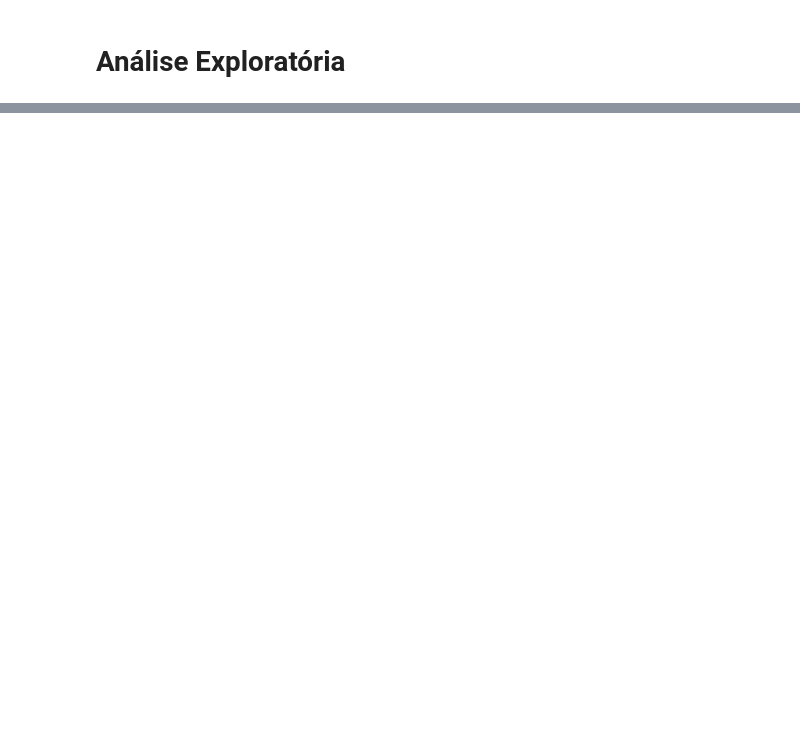
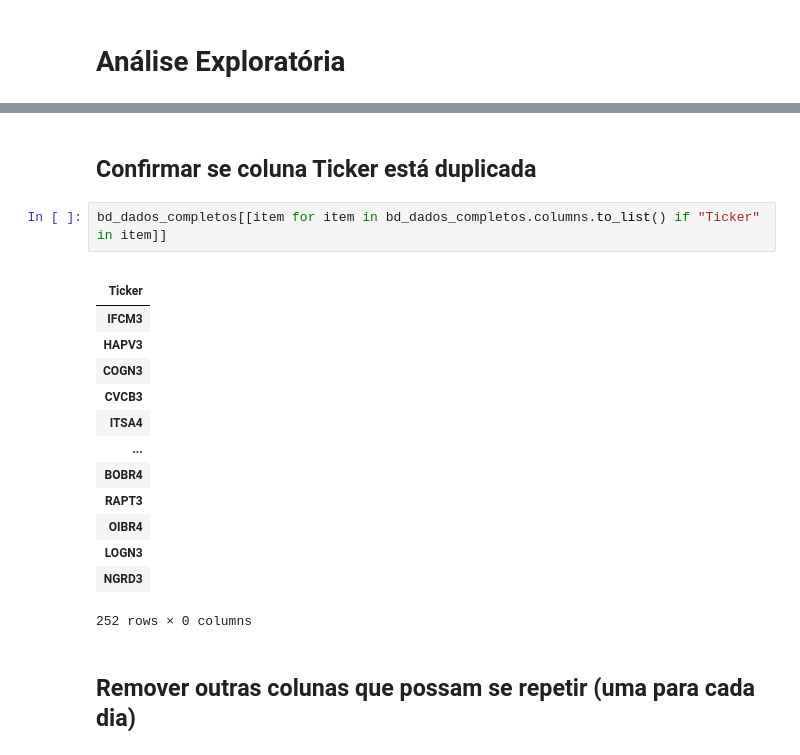
Before and after one commit to ricardopeloi/o_mais_novo_day_trader_do_brasil, a Jupyter notebook: Análises/Análise Exploratória das Variáveis.ipynb, the cells around one changed output, grey strips where cells are left out. Cells and saved outputs as stored; diff of their text form; blank space fills up the shorter version.

Commit message:
Início da análise voltada para Machine Learning. Primeiros testes realizados, é necessário melhorar o pré-processamento da base removendo e arrumando algumas colunas categóricas

```diff
--- a/Análises/Análise Exploratória das Variáveis.ipynb
+++ b/Análises/Análise Exploratória das Variáveis.ipynb
@@ -405,0 +475,21 @@ None
+# %% [markdown]
+## Confirmar se coluna Ticker está duplicada
+# %%
+bd_dados_completos[[item for item in bd_dados_completos.columns.to_list() if "Ticker" in item]]
+# %% [output]
+|  |
+| Ticker |
+| IFCM3 |
+| HAPV3 |
+| COGN3 |
+| CVCB3 |
+| ITSA4 |
+| ... |
+| BOBR4 |
+| RAPT3 |
+| OIBR4 |
+| LOGN3 |
+| NGRD3 |
+252 rows × 0 columns
+# %% [markdown]
+## Remover outras colunas que possam se repetir (uma para cada dia)
```
Also changed, not shown: parts of 24 cells of this notebook.
